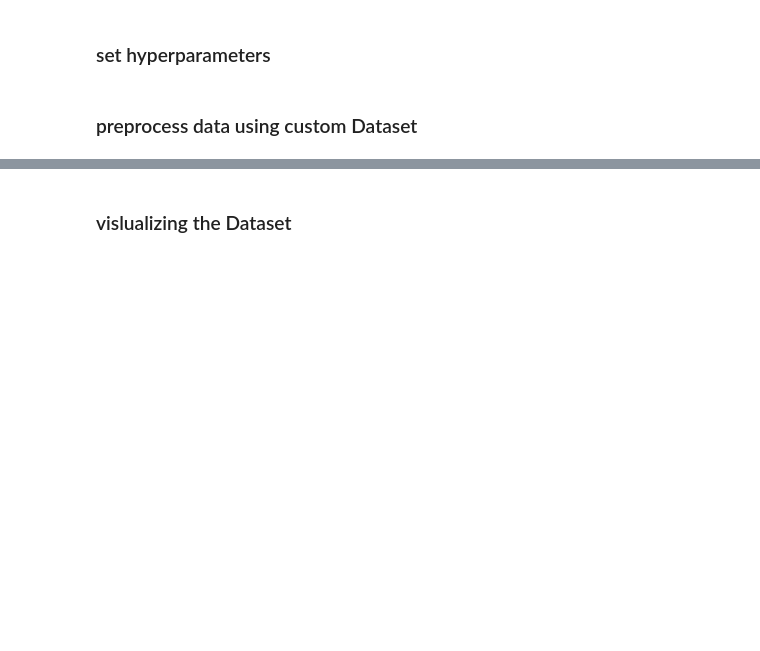
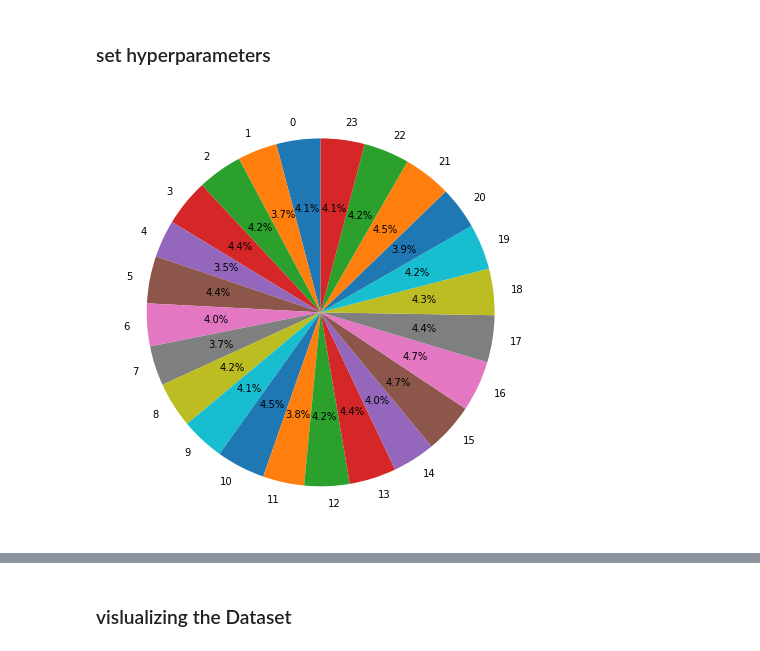
Before and after one commit to azadsadr/sign-language-detection, a Jupyter notebook: main.ipynb, the cells around one changed output, grey strips where cells are left out. Cells and saved outputs as stored; diff of their text form; code cells hidden in the pictures; blank space fills up the shorter version.

```diff
--- a/main.ipynb
+++ b/main.ipynb
@@ -25,5 +27,3 @@ num_classes = 24
 learning_rate = 0.001
 batch_size = 64
 num_epochs = 20
-# %% [markdown]
-### preprocess data using custom Dataset
@@ -36,0 +30,14 @@ test_data = preprocessing.SignDataset(csv_path="data/sign_mnist_test.csv", trans
+# %%
+import pandas as pd
+train_path = r'data/sign_mnist_train.csv'
+data = pd.read_csv(train_path)
+#print(data.head())
+data['label'].value_counts()
+
+label = list(range(24))
+plt.figure(figsize = (8,8))
+plt.pie(data.groupby('label').size(), labels = label, autopct='%1.1f%%', shadow=False, startangle=90)
+#plt.bar(data.groupby('label').size(), labels = label, autopct='%1.1f%%', shadow=False, startangle=90)
+plt.show()
+# %% [output]
+[figure, added]
```
Also changed, not shown: parts of 19 cells of this notebook, 4 other files.
